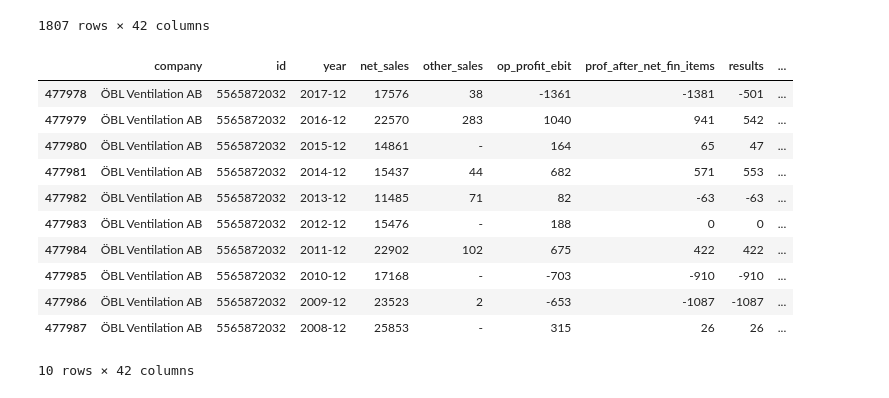
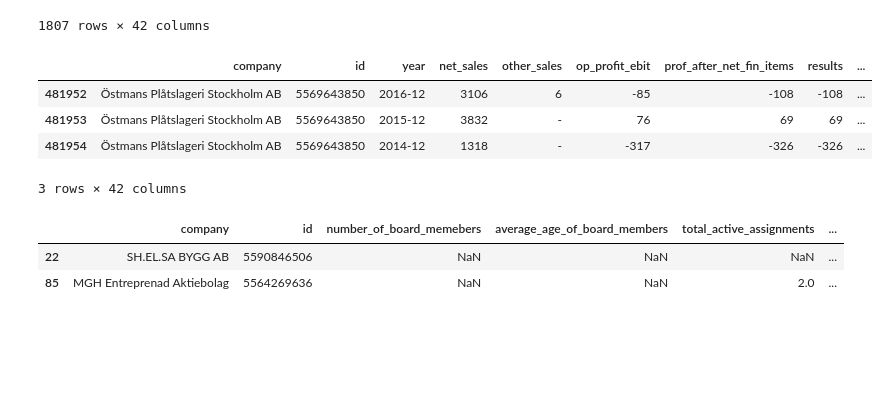
Before and after one commit to matthewdicks98/Explore-Webscraper, a Jupyter notebook: explore_scraper/Cleaning_Notebooks/Merging_status_and_financials.ipynb, the cells around one changed output. Drawn from its saved outputs; the diff is of its cells as text; code cells hidden in the pictures; blank space fills up the shorter version.

Commit message:
Getting board information

```diff
--- a/explore_scraper/Cleaning_Notebooks/Merging_status_and_financials.ipynb
+++ b/explore_scraper/Cleaning_Notebooks/Merging_status_and_financials.ipynb
@@ -11,7 +11,7 @@ status = pd.read_csv("../data/financials/status_full.csv")
 # %%
 financials = pd.read_csv("../data/financials/financials_full.csv")
 # %%
-financials['status_bool'] = [0]*financials.shape[0]
+financials['default'] = [0]*financials.shape[0]
 # %%
 financials['date_diff'] = [np.nan]*financials.shape[0]
 # %%
@@ -160,7 +162,7 @@ def add_company_status(company_id):
     return company
 # %%
 count = 0
-for Id in status[status['status']=='inaktivt']['id'].unique():
+for Id in status['id'].unique():
     financials[financials['id']==Id] = add_company_status(Id)
     count+=1
 count
@@ -249,18 +249,11 @@ fin_stat[fin_stat['status']=='inaktivt']
 | 478015 | Öxabäcks Måleri Aktiebolag | 5561859694 | 2017-12 | 5557 | 8 | -1795 | -1876 | -1586 | ... |
 | 478035 | 83ans Bygg AB | 5568297674 | 2018-04 | 12059 | - | -986 | -987 | -843 | ... |
 1807 rows × 42 columns
-# %%
-fin_stat[fin_stat['id']==5565872032]
-# %% [output]
-|  | company | id | year | net_sales | other_sales | op_profit_ebit | prof_after_net_fin_items | results | ... |
-| 477978 | ÖBL Ventilation AB | 5565872032 | 2017-12 | 17576 | 38 | -1361 | -1381 | -501 | ... |
-| 477979 | ÖBL Ventilation AB | 5565872032 | 2016-12 | 22570 | 283 | 1040 | 941 | 542 | ... |
-| 477980 | ÖBL Ventilation AB | 5565872032 | 2015-12 | 14861 | - | 164 | 65 | 47 | ... |
-| 477981 | ÖBL Ventilation AB | 5565872032 | 2014-12 | 15437 | 44 | 682 | 571 | 553 | ... |
-| 477982 | ÖBL Ventilation AB | 5565872032 | 2013-12 | 11485 | 71 | 82 | -63 | -63 | ... |
-| 477983 | ÖBL Ventilation AB | 5565872032 | 2012-12 | 15476 | - | 188 | 0 | 0 | ... |
-| 477984 | ÖBL Ventilation AB | 5565872032 | 2011-12 | 22902 | 102 | 675 | 422 | 422 | ... |
-| 477985 | ÖBL Ventilation AB | 5565872032 | 2010-12 | 17168 | - | -703 | -910 | -910 | ... |
-| 477986 | ÖBL Ventilation AB | 5565872032 | 2009-12 | 23523 | 2 | -653 | -1087 | -1087 | ... |
-| 477987 | ÖBL Ventilation AB | 5565872032 | 2008-12 | 25853 | - | 315 | 26 | 26 | ... |
-10 rows × 42 columns
+# %%
+financials[financials['id']==5569643850]
+# %% [output]
+|  | company | id | year | net_sales | other_sales | op_profit_ebit | prof_after_net_fin_items | results | ... |
+| 481952 | Östmans Plåtslageri Stockholm AB | 5569643850 | 2016-12 | 3106 | 6 | -85 | -108 | -108 | ... |
+| 481953 | Östmans Plåtslageri Stockholm AB | 5569643850 | 2015-12 | 3832 | - | 76 | 69 | 69 | ... |
+| 481954 | Östmans Plåtslageri Stockholm AB | 5569643850 | 2014-12 | 1318 | - | -317 | -326 | -326 | ... |
+3 rows × 42 columns
@@ -266,0 +262,6 @@ fin_stat[fin_stat['id']==5565872032]
+# %%
+board[board['number_of_board_memebers'].isna()]
+# %% [output]
+|  | company | id | number_of_board_memebers | average_age_of_board_members | total_active_assignments | ... |
+| 22 | SH.EL.SA BYGG AB | 5590846506 | NaN | NaN | NaN | ... |
+| 85 | MGH Entreprenad Aktiebolag | 5564269636 | NaN | NaN | 2.0 | ... |
```
Also changed, not shown: parts of 9 cells of this notebook, 43 other files.
